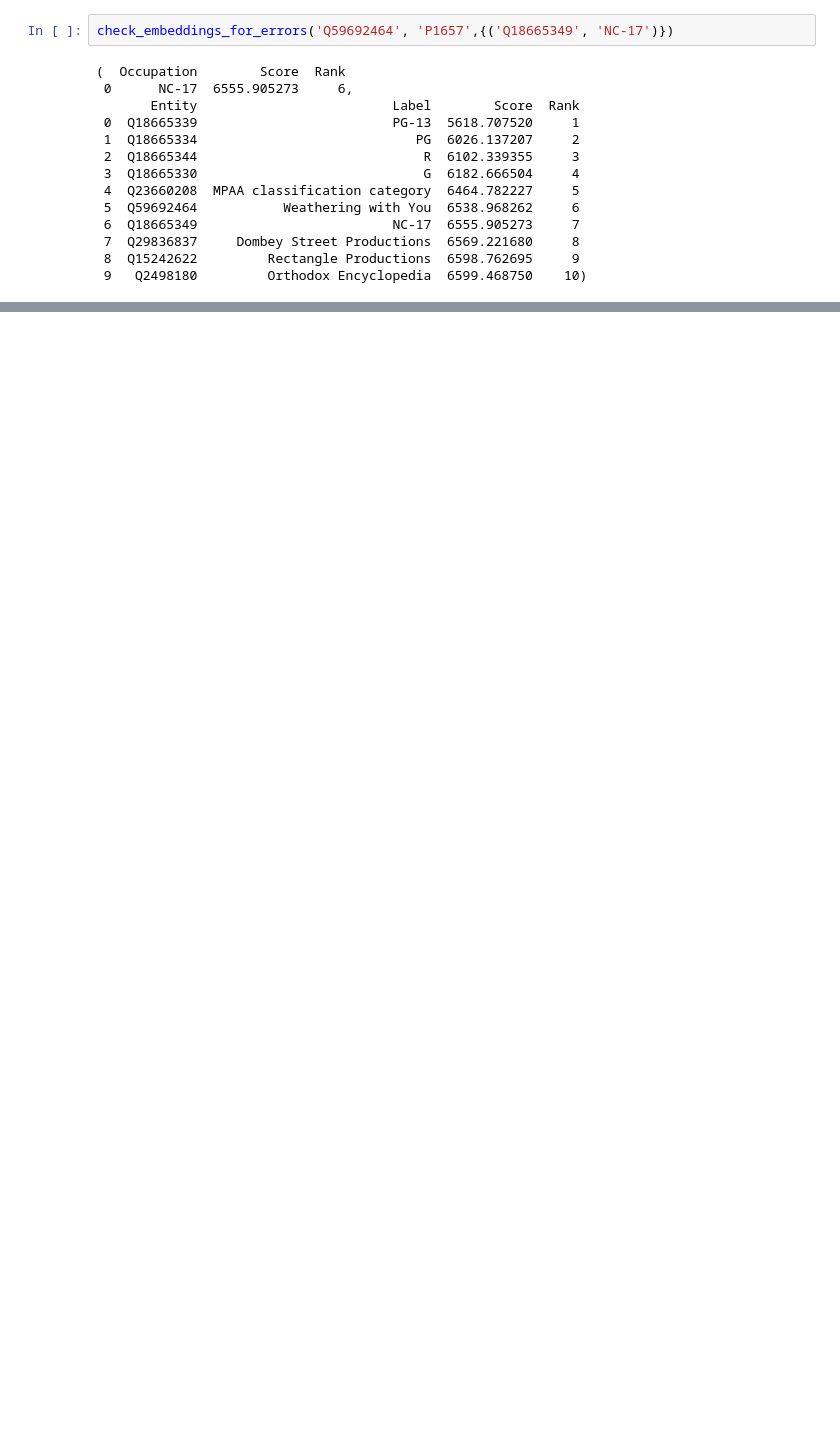
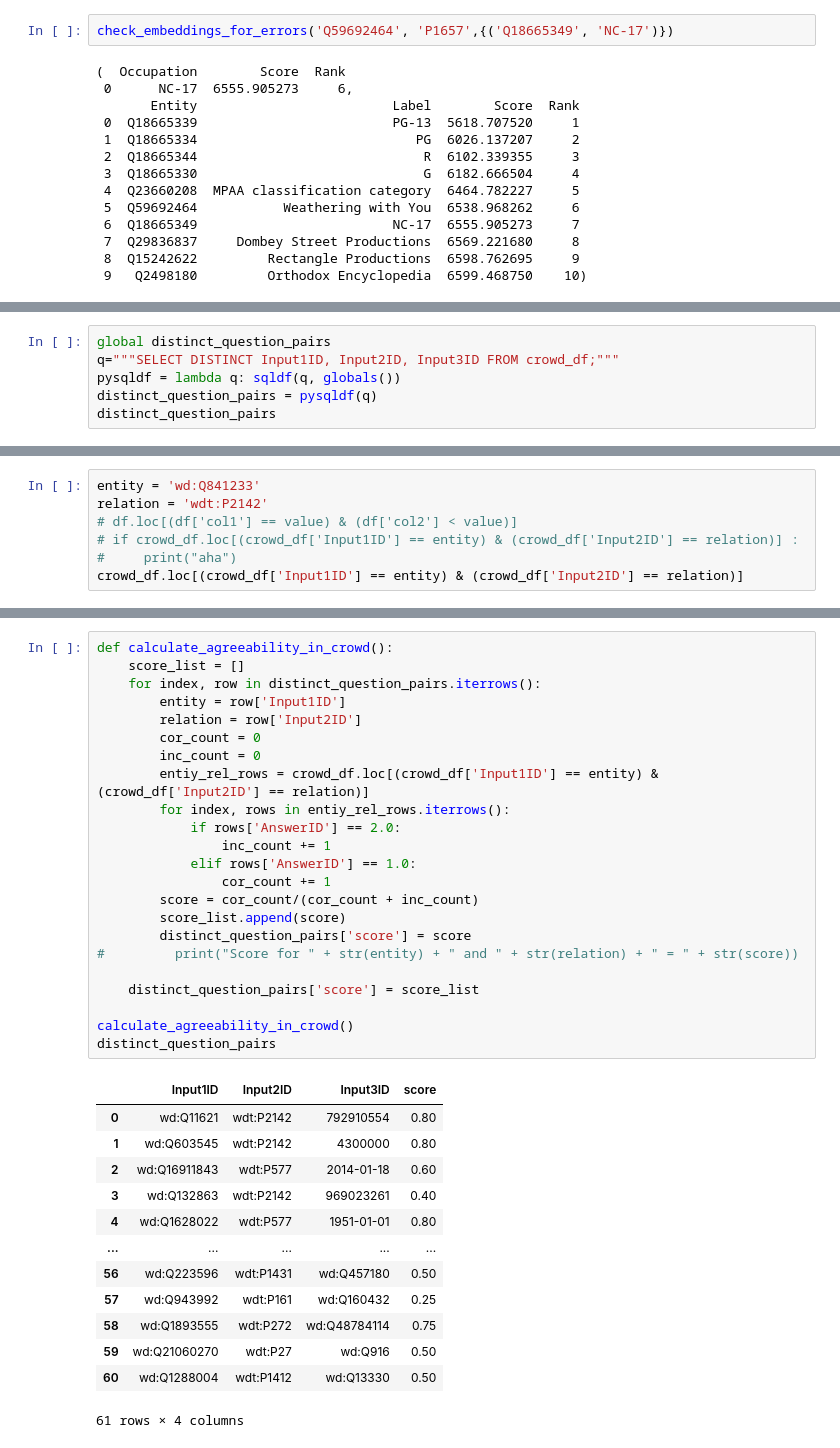
Before and after one commit to BananaBond/Movie_Chatbot, a Jupyter notebook: main_notebook.ipynb, the cells around one changed output, grey strips where cells are left out. Cells and saved outputs as stored; diff of their text form; blank space fills up the shorter version.

```diff
--- a/main_notebook.ipynb
+++ b/main_notebook.ipynb
@@ -1181,0 +1343,6 @@ check_embeddings_for_errors('Q59692464', 'P1657',{('Q18665349', 'NC-17')})
+# %%
+global distinct_question_pairs
+q="""SELECT DISTINCT Input1ID, Input2ID, Input3ID FROM crowd_df;"""
+pysqldf = lambda q: sqldf(q, globals())
+distinct_question_pairs = pysqldf(q)
+distinct_question_pairs
@@ -1181,0 +1370,7 @@ check_embeddings_for_errors('Q59692464', 'P1657',{('Q18665349', 'NC-17')})
+# %%
+entity = 'wd:Q841233'
+relation = 'wdt:P2142'
+# df.loc[(df['col1'] == value) & (df['col2'] < value)]
+# if crowd_df.loc[(crowd_df['Input1ID'] == entity) & (crowd_df['Input2ID'] == relation)] :
+#     print("aha")
+crowd_df.loc[(crowd_df['Input1ID'] == entity) & (crowd_df['Input2ID'] == relation)]
@@ -1181,0 +1383,37 @@ check_embeddings_for_errors('Q59692464', 'P1657',{('Q18665349', 'NC-17')})
+# %%
+def calculate_agreeability_in_crowd():
+    score_list = []
+    for index, row in distinct_question_pairs.iterrows():
+        entity = row['Input1ID']
+        relation = row['Input2ID']
+        cor_count = 0
+        inc_count = 0
+        entiy_rel_rows = crowd_df.loc[(crowd_df['Input1ID'] == entity) & (crowd_df['Input2ID'] == relation)]
+        for index, rows in entiy_rel_rows.iterrows():
+            if rows['AnswerID'] == 2.0:
+                inc_count += 1
+            elif rows['AnswerID'] == 1.0:
+                cor_count += 1
+        score = cor_count/(cor_count + inc_count)
+        score_list.append(score)
+        distinct_question_pairs['score'] = score
+#         print("Score for " + str(entity) + " and " + str(relation) + " = " + str(score))
+
+    distinct_question_pairs['score'] = score_list
+
+calculate_agreeability_in_crowd()
+distinct_question_pairs
+# %% [output]
+|  | Input1ID | Input2ID | Input3ID | score |
+| 0 | wd:Q11621 | wdt:P2142 | 792910554 | 0.80 |
+| 1 | wd:Q603545 | wdt:P2142 | 4300000 | 0.80 |
+| 2 | wd:Q16911843 | wdt:P577 | 2014-01-18 | 0.60 |
+| 3 | wd:Q132863 | wdt:P2142 | 969023261 | 0.40 |
+| 4 | wd:Q1628022 | wdt:P577 | 1951-01-01 | 0.80 |
+| ... | ... | ... | ... | ... |
+| 56 | wd:Q223596 | wdt:P1431 | wd:Q457180 | 0.50 |
+| 57 | wd:Q943992 | wdt:P161 | wd:Q160432 | 0.25 |
+| 58 | wd:Q1893555 | wdt:P272 | wd:Q48784114 | 0.75 |
+| 59 | wd:Q21060270 | wdt:P27 | wd:Q916 | 0.50 |
+| 60 | wd:Q1288004 | wdt:P1412 | wd:Q13330 | 0.50 |
+61 rows × 4 columns
```
Also changed, not shown: parts of 33 cells of this notebook.
